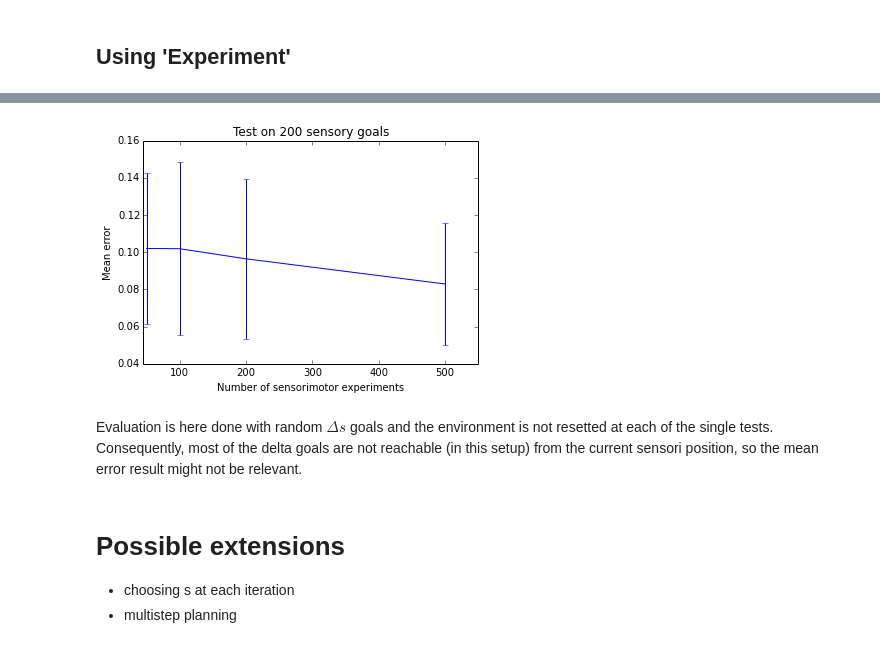
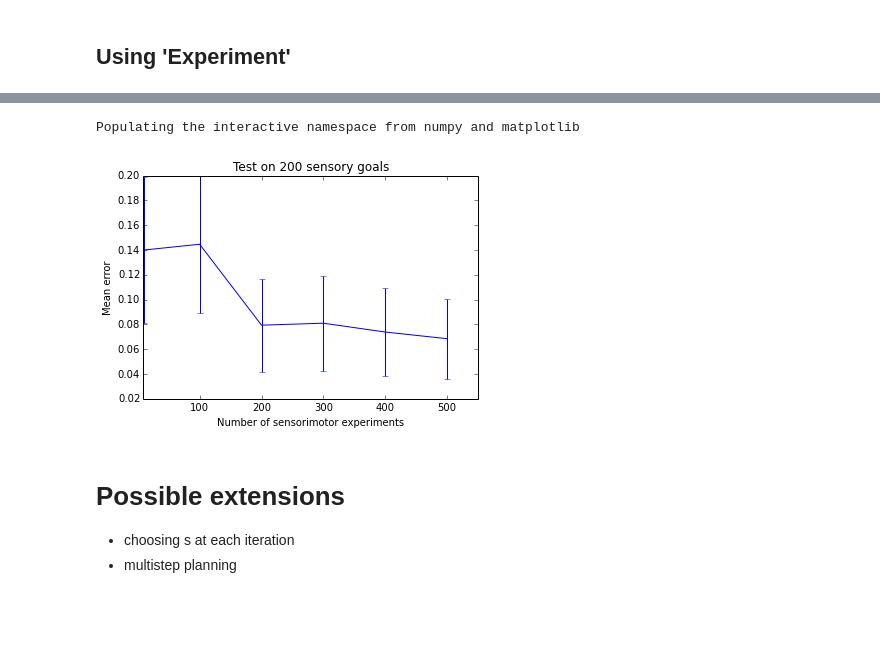
Before and after one commit to flowersteam/explauto, a Jupyter notebook: notebook/learning_with_context.ipynb, the cells around one changed output, grey strips where cells are left out. Cells and saved outputs as stored; diff of their text form; code cells hidden in the pictures; blank space fills up the shorter version.

```diff
--- a/notebook/learning_with_context.ipynb
+++ b/notebook/learning_with_context.ipynb
@@ -419,20 +419,26 @@ from explauto.utils import rand_bounds
 from explauto.experiment import make_settings
 %pylab inline
 
+n_dims = 3
+
+context_mode = dict(choose_m=False,
+                    reset_iterations=20,
+                    rest_position=[0]*n_dims,
+                    dm_bounds=[[-0.2]*n_dims,
+                              [0.2]*n_dims],
+                    ds_bounds=[[-0.2, -0.2],
+                              [0.2, 0.2]])
+
 goal_babbling = make_settings(environment='simple_arm', environment_config = 'low_dimensional',
                                      babbling_mode='goal',
-                                     interest_model='discretized_progress', # or random
-                                     sensorimotor_model='nearest_neighbor', # or LWLR-BFGS, LWLR-CMAES
+                                     interest_model='random',
+                                     sensorimotor_model='nearest_neighbor',
                                      context_mode=context_mode)
 
 expe = Experiment.from_settings(goal_babbling)
+expe.evaluate_at([10, 100, 200, 300, 400, 500],
+                 rand_bounds(np.vstack(([1., 0., -0.1, -0.1], [1., 0., 0., 0.1])), n=200))
 
-expe.evaluate_at([50, 100, 200, 500],
-                 rand_bounds(np.vstack(([1., 0., -0.1, -0.1], [1., 0., 0.1, 0.1])), n=200))
-
-# Add one point to boostrap sensorimotor model
-for i in range(10):
-    expe.ag.sensorimotor_model.update([0.]*6, np.hstack((environment.current_sensori_position, [0., 0.])))
 
 expe.run()
 
@@ -443,7 +449,5 @@ Populating the interactive namespace from numpy and matplotlib
+Populating the interactive namespace from numpy and matplotlib
-[figure, old version]
+[figure, new version]
-# %% [markdown]
-Evaluation is here done with random $\Delta s$ goals and the environment is not resetted at each of the single tests.
-Consequently, most of the delta goals are not reachable (in this setup) from the current sensori position, so the mean error result might not be relevant.
 # %% [markdown]
 # Possible extensions
 
```
Also changed, not shown: parts of 13 cells of this notebook, 4 other files.
